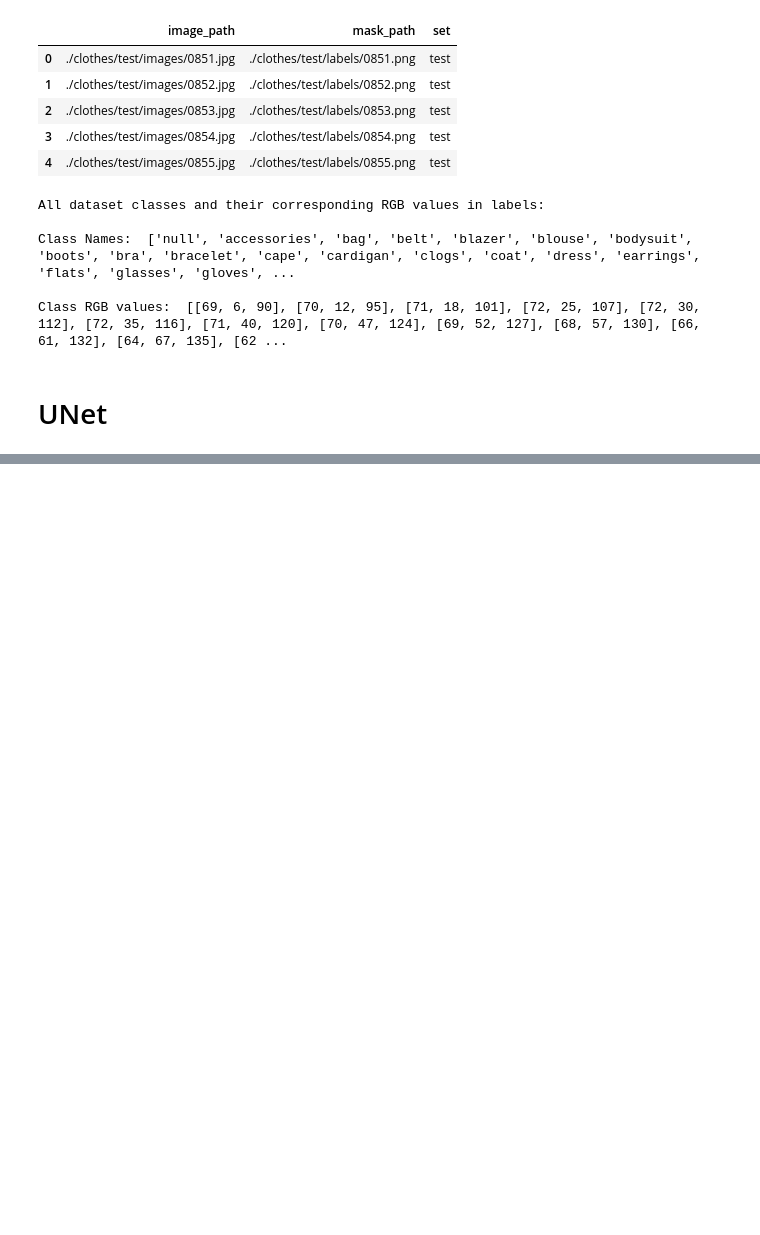
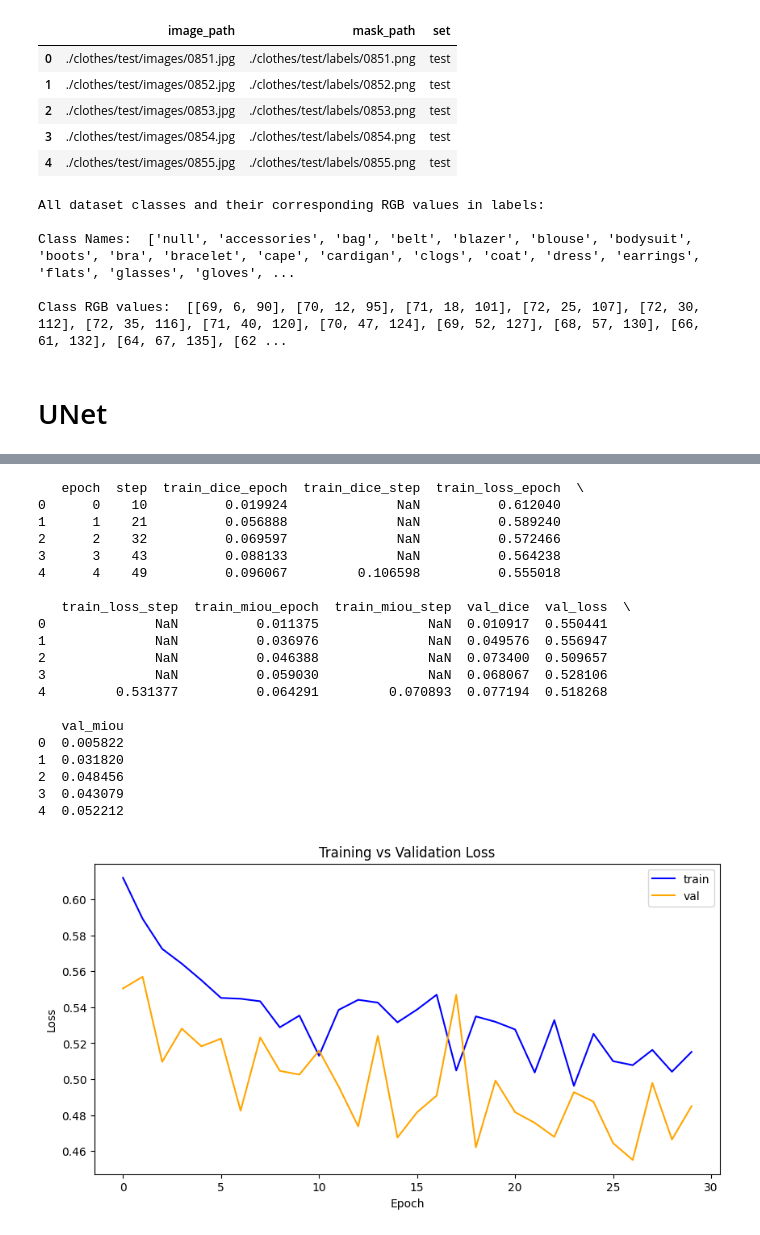
Before and after one commit to MariaGoico/CV_Semantic_Segmentation, a Jupyter notebook: Assignment_semantic_segmentation.ipynb, the cells around one changed output, grey strips where cells are left out. Cells and saved outputs as stored; diff of their text form; code cells hidden in the pictures; blank space fills up the shorter version.

```diff
--- a/Assignment_semantic_segmentation.ipynb
+++ b/Assignment_semantic_segmentation.ipynb
@@ -604,0 +757,36 @@ plt.show()
+# %%
+metric_df = pd.read_csv(f'{trainer.logger.log_dir}/metrics.csv')
+metric_df = metric_df.groupby('epoch', as_index=False).first()
+print(metric_df.head())
+
+f, ax = plt.subplots(1, 1, figsize=(10, 5))
+metric_df.train_loss_epoch.plot(ax=ax, color='blue', label='train')
+metric_df.val_loss.plot(ax=ax, color='orange', label='val')
+
+ax.set_xlabel('Epoch')
+ax.set_ylabel('Loss')
+ax.set_title('Training vs Validation Loss')
+ax.legend()
+plt.show()
+# %% [output]
+   epoch  step  train_dice_epoch  train_dice_step  train_loss_epoch  \
+0      0    10          0.019924              NaN          0.612040
+1      1    21          0.056888              NaN          0.589240
+2      2    32          0.069597              NaN          0.572466
+3      3    43          0.088133              NaN          0.564238
+4      4    49          0.096067         0.106598          0.555018
+
+   train_loss_step  train_miou_epoch  train_miou_step  val_dice  val_loss  \
+0              NaN          0.011375              NaN  0.010917  0.550441
+1              NaN          0.036976              NaN  0.049576  0.556947
+2              NaN          0.046388              NaN  0.073400  0.509657
+3              NaN          0.059030              NaN  0.068067  0.528106
+4         0.531377          0.064291         0.070893  0.077194  0.518268
+
+   val_miou
+0  0.005822
+1  0.031820
+2  0.048456
+3  0.043079
+4  0.052212
+[figure, added]
```
Also changed, not shown: parts of 28 cells of this notebook.
